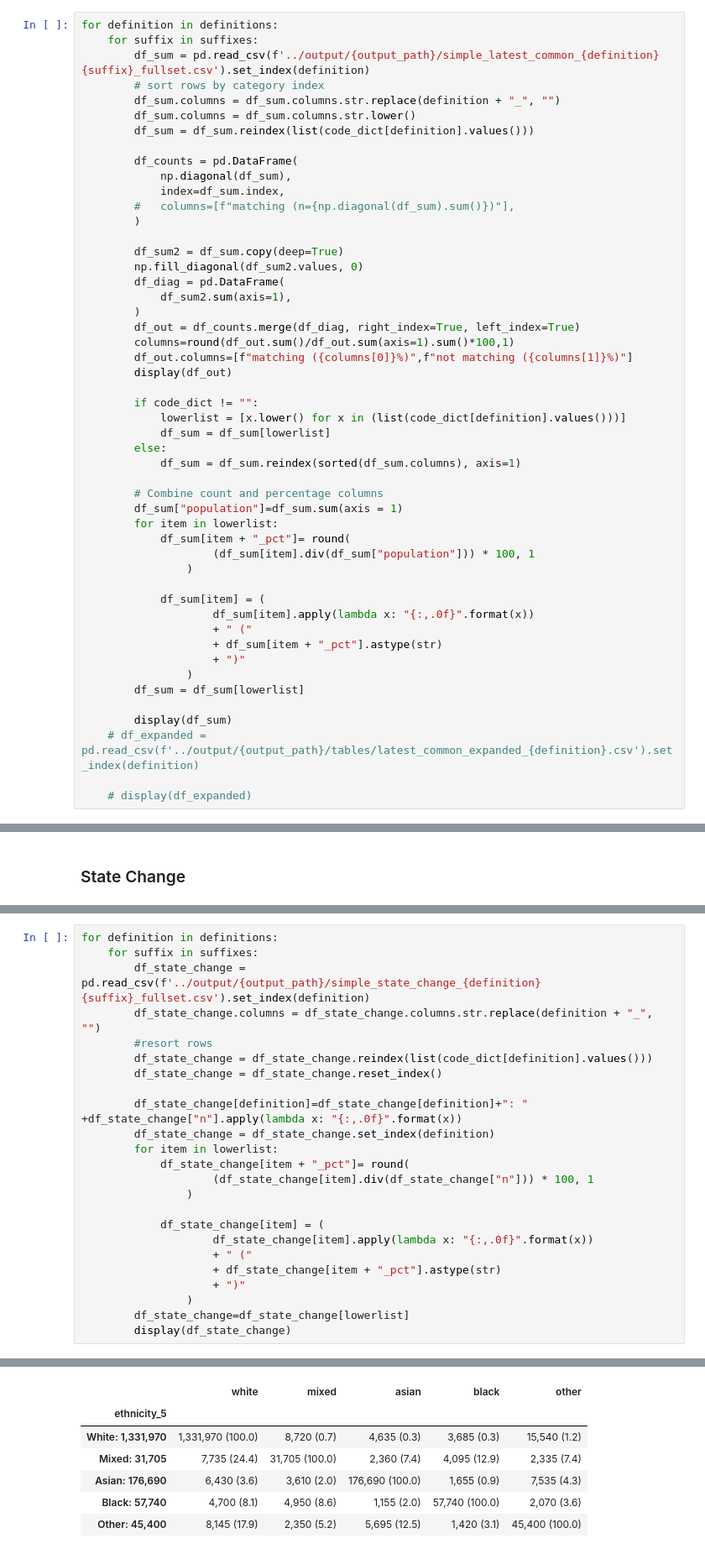
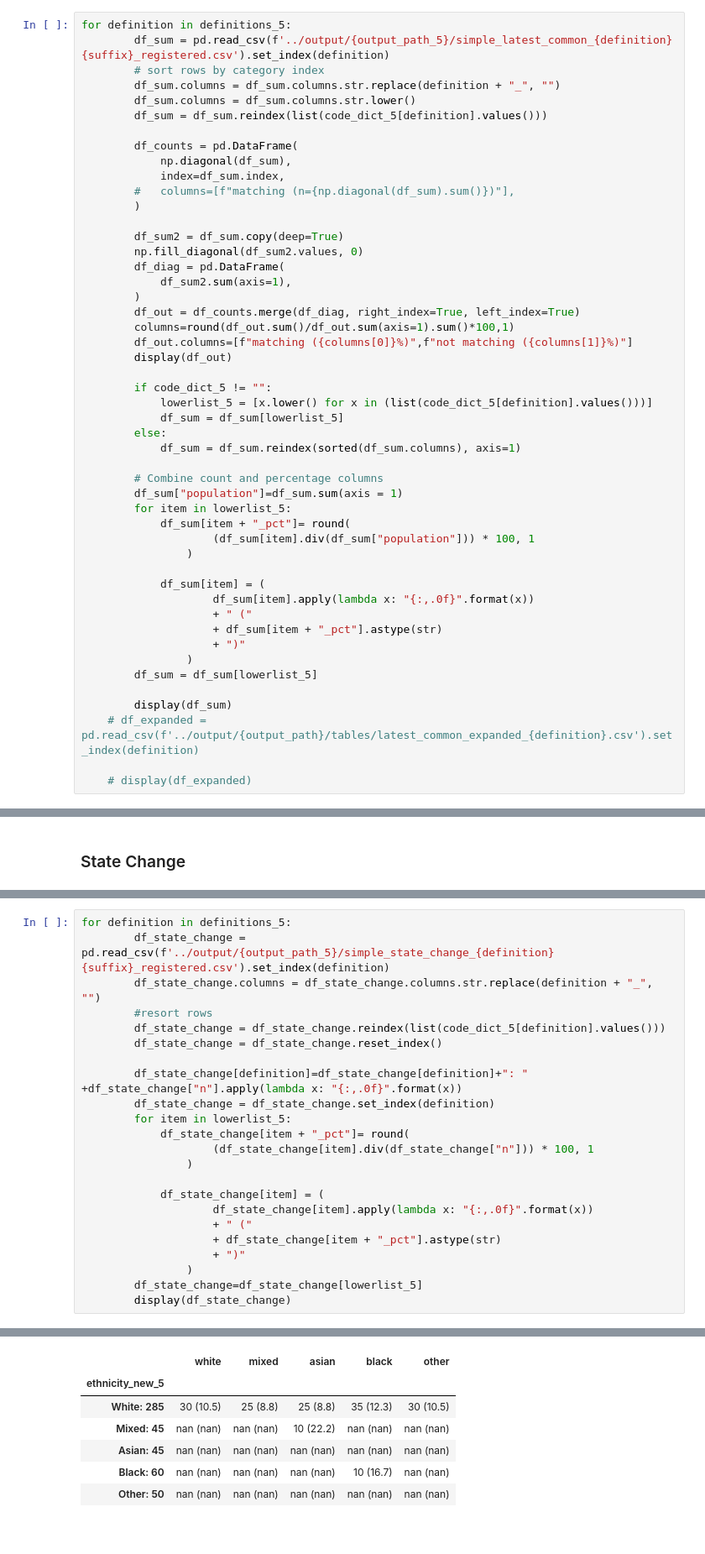
Before and after one commit to opensafely/ethnicity-short-data-report, a Jupyter notebook: notebooks_jupyter/local_report_ethnicity.ipynb, the cells around one changed output, grey strips where cells are left out. Shown at 84% size. Cells and saved outputs as stored; diff of their text form.

```diff
--- a/notebooks_jupyter/local_report_ethnicity.ipynb
+++ b/notebooks_jupyter/local_report_ethnicity.ipynb
@@ -238,11 +338,10 @@ Overall 98% of the latest 6 group ethnicity matched the most frequent 6 group et
 # %%
-for definition in definitions:
-    for suffix in suffixes:
-        df_sum = pd.read_csv(f'../output/{output_path}/simple_latest_common_{definition}{suffix}_fullset.csv').set_index(definition)
+for definition in definitions_5:
+        df_sum = pd.read_csv(f'../output/{output_path_5}/simple_latest_common_{definition}{suffix}_registered.csv').set_index(definition)
         # sort rows by category index
         df_sum.columns = df_sum.columns.str.replace(definition + "_", "")
         df_sum.columns = df_sum.columns.str.lower()
-        df_sum = df_sum.reindex(list(code_dict[definition].values()))
+        df_sum = df_sum.reindex(list(code_dict_5[definition].values()))
 
         df_counts = pd.DataFrame(
             np.diagonal(df_sum),
@@ -260,15 +359,15 @@ for definition in definitions:
         df_out.columns=[f"matching ({columns[0]}%)",f"not matching ({columns[1]}%)"]
         display(df_out)
 
-        if code_dict != "":
-            lowerlist = [x.lower() for x in (list(code_dict[definition].values()))]
-            df_sum = df_sum[lowerlist]
+        if code_dict_5 != "":
+            lowerlist_5 = [x.lower() for x in (list(code_dict_5[definition].values()))]
+            df_sum = df_sum[lowerlist_5]
         else:
             df_sum = df_sum.reindex(sorted(df_sum.columns), axis=1)
 
         # Combine count and percentage columns
         df_sum["population"]=df_sum.sum(axis = 1)
-        for item in lowerlist:
+        for item in lowerlist_5:
             df_sum[item + "_pct"]= round(
                     (df_sum[item].div(df_sum["population"])) * 100, 1
                 )
@@ -279,7 +378,7 @@ for definition in definitions:
                     + df_sum[item + "_pct"].astype(str)
                     + ")"
                 )
-        df_sum = df_sum[lowerlist]
+        df_sum = df_sum[lowerlist_5]
 
         display(df_sum)
     # df_expanded = pd.read_csv(f'../output/{output_path}/tables/latest_common_expanded_{definition}.csv').set_index(definition)
@@ -377,15 +596,14 @@ Patients whose latest recorded ethnicity were categorised as Mixed were most lik
 # %%
-for definition in definitions:
-    for suffix in suffixes:
-        df_state_change = pd.read_csv(f'../output/{output_path}/simple_state_change_{definition}{suffix}_fullset.csv').set_index(definition)
+for definition in definitions_5:
+        df_state_change = pd.read_csv(f'../output/{output_path_5}/simple_state_change_{definition}{suffix}_registered.csv').set_index(definition)
         df_state_change.columns = df_state_change.columns.str.replace(definition + "_", "")
         #resort rows
-        df_state_change = df_state_change.reindex(list(code_dict[definition].values()))
+        df_state_change = df_state_change.reindex(list(code_dict_5[definition].values()))
         df_state_change = df_state_change.reset_index()
 
         df_state_change[definition]=df_state_change[definition]+": " +df_state_change["n"].apply(lambda x: "{:,.0f}".format(x))
         df_state_change = df_state_change.set_index(definition)
-        for item in lowerlist:
+        for item in lowerlist_5:
             df_state_change[item + "_pct"]= round(
                     (df_state_change[item].div(df_state_change["n"])) * 100, 1
                 )
@@ -396,7 +614,7 @@ for definition in definitions:
                     + df_state_change[item + "_pct"].astype(str)
                     + ")"
                 )
-        df_state_change=df_state_change[lowerlist]
+        df_state_change=df_state_change[lowerlist_5]
         display(df_state_change)
 # %% [output]
 |  | white | mixed | asian | black | other |
@@ -409,8 +627,8 @@ for definition in definitions:
 |  | white | mixed | asian | black | other |
-| ethnicity_5 |  |  |  |  |  |
-| White: 1,331,970 | 1,331,970 (100.0) | 8,720 (0.7) | 4,635 (0.3) | 3,685 (0.3) | 15,540 (1.2) |
-| Mixed: 31,705 | 7,735 (24.4) | 31,705 (100.0) | 2,360 (7.4) | 4,095 (12.9) | 2,335 (7.4) |
-| Asian: 176,690 | 6,430 (3.6) | 3,610 (2.0) | 176,690 (100.0) | 1,655 (0.9) | 7,535 (4.3) |
-| Black: 57,740 | 4,700 (8.1) | 4,950 (8.6) | 1,155 (2.0) | 57,740 (100.0) | 2,070 (3.6) |
-| Other: 45,400 | 8,145 (17.9) | 2,350 (5.2) | 5,695 (12.5) | 1,420 (3.1) | 45,400 (100.0) |
+| ethnicity_new_5 |  |  |  |  |  |
+| White: 285 | 30 (10.5) | 25 (8.8) | 25 (8.8) | 35 (12.3) | 30 (10.5) |
+| Mixed: 45 | nan (nan) | nan (nan) | 10 (22.2) | nan (nan) | nan (nan) |
+| Asian: 45 | nan (nan) | nan (nan) | nan (nan) | nan (nan) | nan (nan) |
+| Black: 60 | nan (nan) | nan (nan) | nan (nan) | 10 (16.7) | nan (nan) |
+| Other: 50 | nan (nan) | nan (nan) | nan (nan) | nan (nan) | nan (nan) |
 |  | white | mixed | asian | black | other |
```
Also changed, not shown: parts of 33 cells of this notebook, 1 other file.
